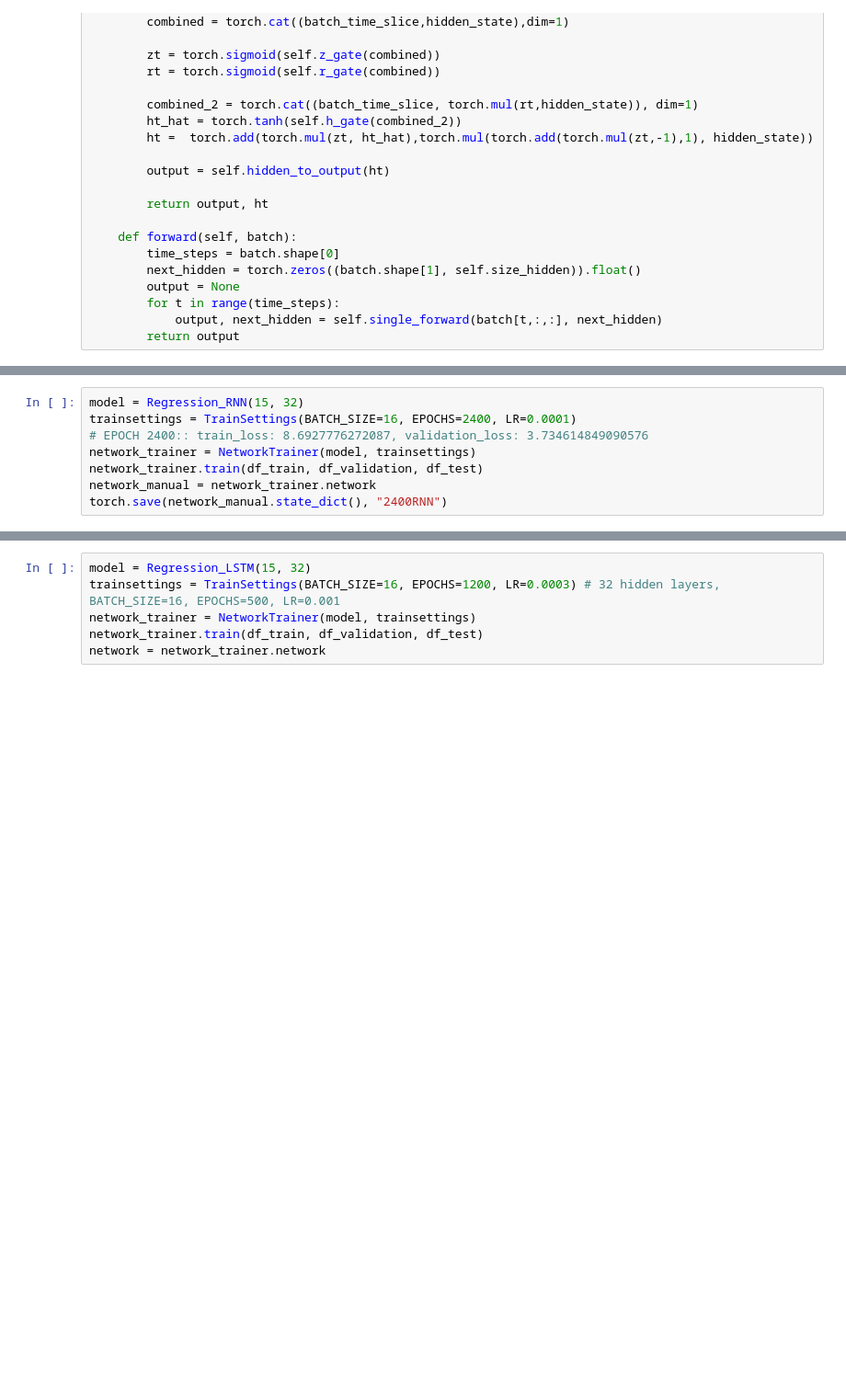
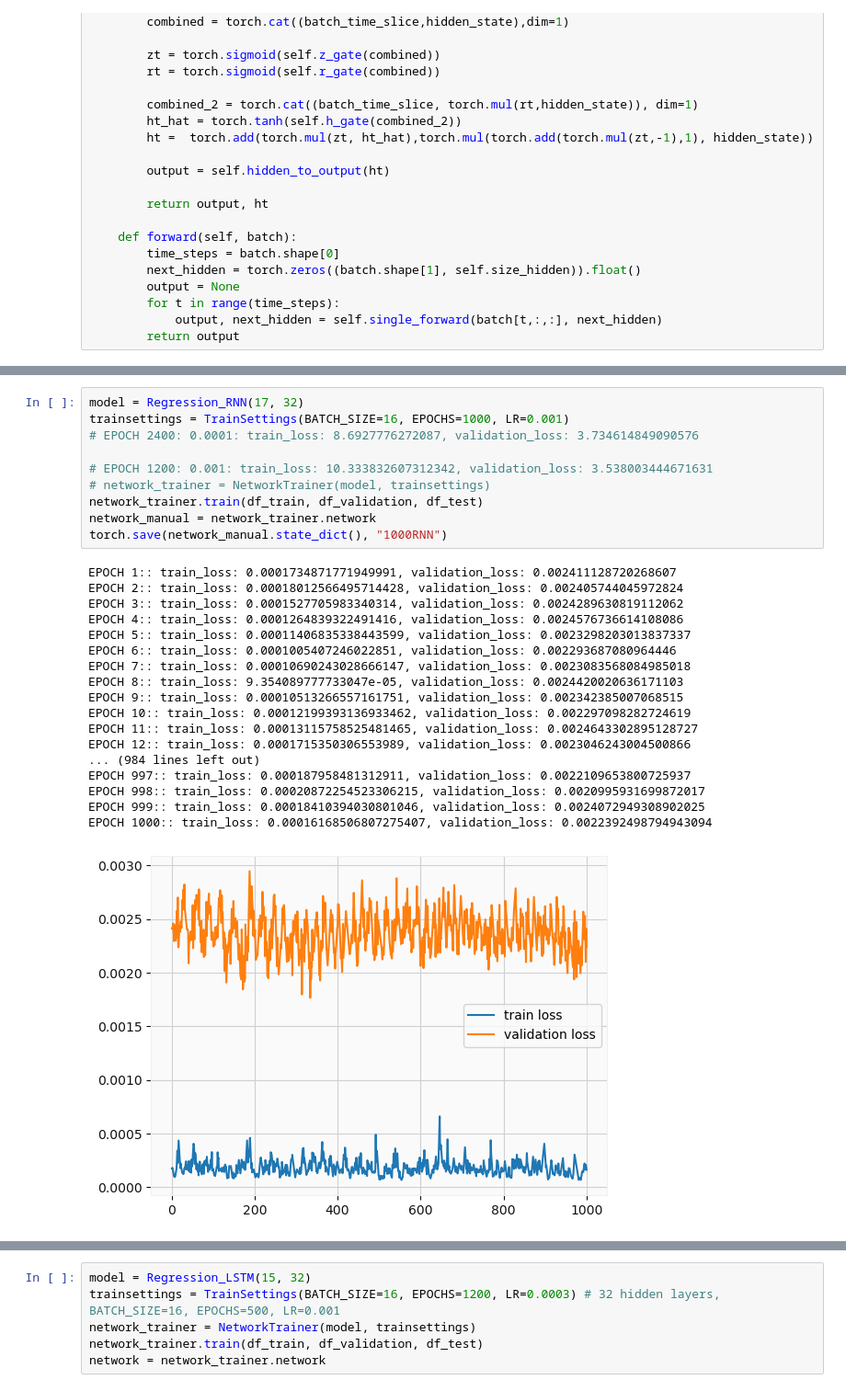
Before and after one commit to tadeohepperle/financial_technology_project2_stock_price_prediction, a Jupyter notebook: hw2_A11922105.ipynb, the cells around one changed output, grey strips where cells are left out. Shown at 92% size. Saved outputs shown, nothing was run; the diff lists cells and outputs as text; blank space fills up the shorter version.

```diff
--- a/hw2_A11922105.ipynb
+++ b/hw2_A11922105.ipynb
@@ -537,8 +551,29 @@ class NetworkTrainer:
 # %%
-model = Regression_RNN(15, 32)
-trainsettings = TrainSettings(BATCH_SIZE=16, EPOCHS=2400, LR=0.0001)
-# EPOCH 2400:: train_loss: 8.6927776272087, validation_loss: 3.734614849090576
-network_trainer = NetworkTrainer(model, trainsettings)
+model = Regression_RNN(17, 32)
+trainsettings = TrainSettings(BATCH_SIZE=16, EPOCHS=1000, LR=0.001)
+# EPOCH 2400: 0.0001: train_loss: 8.6927776272087, validation_loss: 3.734614849090576
+
+# EPOCH 1200: 0.001: train_loss: 10.333832607312342, validation_loss: 3.538003444671631
+# network_trainer = NetworkTrainer(model, trainsettings)
 network_trainer.train(df_train, df_validation, df_test)
 network_manual = network_trainer.network
-torch.save(network_manual.state_dict(), "2400RNN")
+torch.save(network_manual.state_dict(), "1000RNN")
+# %% [output]
+EPOCH 1:: train_loss: 0.0001734871771949991, validation_loss: 0.002411128720268607
+EPOCH 2:: train_loss: 0.00018012566495714428, validation_loss: 0.002405744045972824
+EPOCH 3:: train_loss: 0.0001527705983340314, validation_loss: 0.0024289630819112062
+EPOCH 4:: train_loss: 0.0001264839322491416, validation_loss: 0.0024576736614108086
+EPOCH 5:: train_loss: 0.00011406835338443599, validation_loss: 0.0023298203013837337
+EPOCH 6:: train_loss: 0.0001005407246022851, validation_loss: 0.002293687080964446
+EPOCH 7:: train_loss: 0.00010690243028666147, validation_loss: 0.0023083568084985018
+EPOCH 8:: train_loss: 9.354089777733047e-05, validation_loss: 0.0024420020636171103
+EPOCH 9:: train_loss: 0.00010513266557161751, validation_loss: 0.002342385007068515
+EPOCH 10:: train_loss: 0.00012199393136933462, validation_loss: 0.002297098282724619
+EPOCH 11:: train_loss: 0.00013115758525481465, validation_loss: 0.0024643302895128727
+EPOCH 12:: train_loss: 0.0001715350306553989, validation_loss: 0.0023046243004500866
+... (984 lines left out)
+EPOCH 997:: train_loss: 0.000187958481312911, validation_loss: 0.0022109653800725937
+EPOCH 998:: train_loss: 0.00020872254523306215, validation_loss: 0.0020995931699872017
+EPOCH 999:: train_loss: 0.00018410394030801046, validation_loss: 0.0024072949308902025
+EPOCH 1000:: train_loss: 0.00016168506807275407, validation_loss: 0.0022392498794943094
+[figure, added]
```
Also changed, not shown: parts of 14 cells of this notebook, 2 other files.
